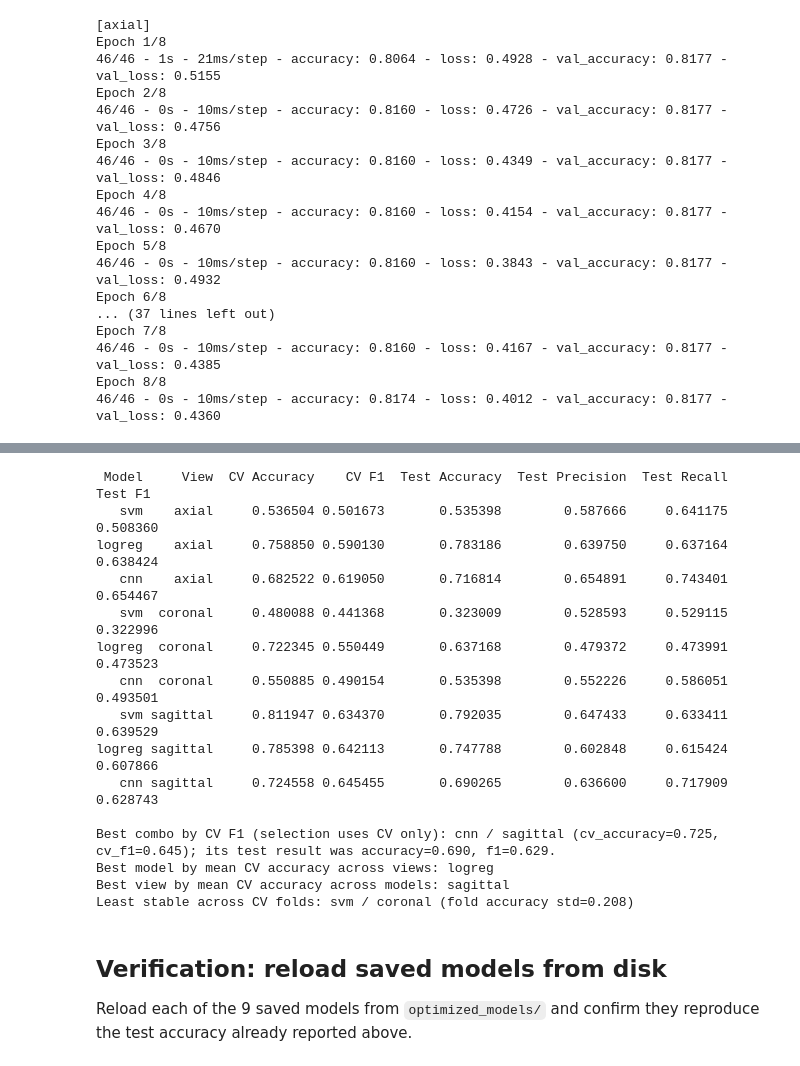
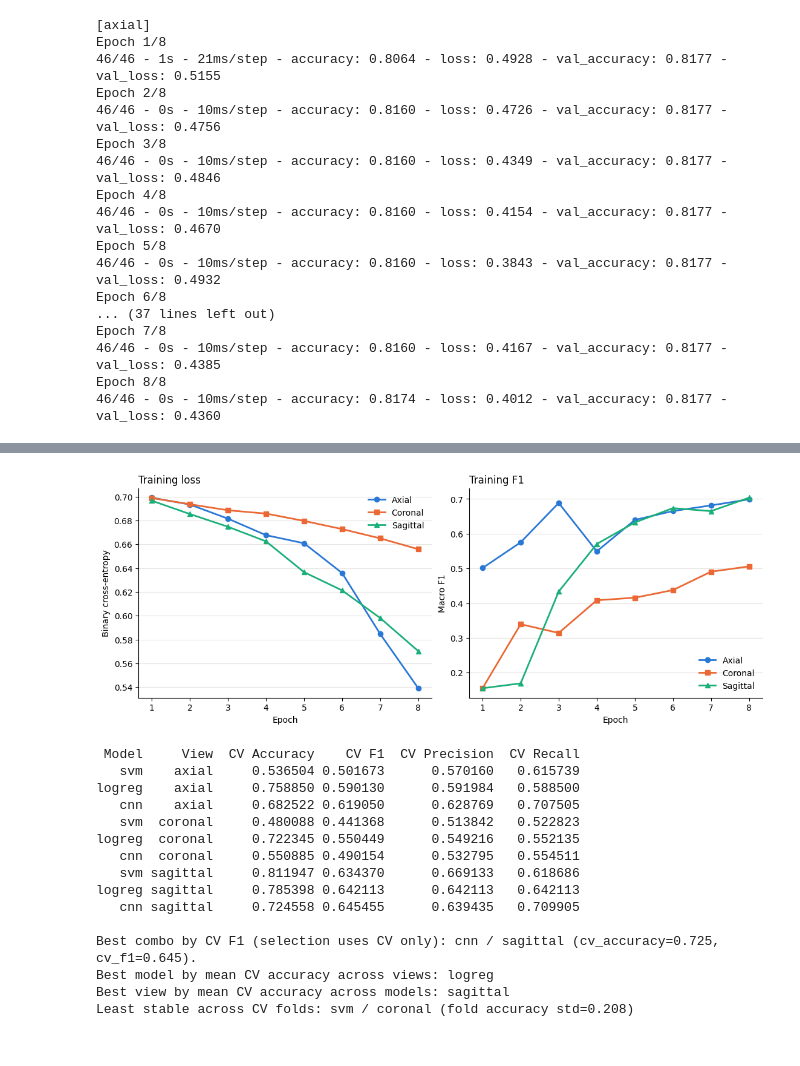
Before and after one commit to neelkapoor0/ACLInjuryDetection, a Jupyter notebook: main.ipynb, the cells around one changed output, grey strips where cells are left out. Drawn from its saved outputs; the diff is of its cells as text; code cells hidden in the pictures.

```diff
--- a/main.ipynb
+++ b/main.ipynb
@@ -510,12 +497,42 @@ WARNING:tensorflow:6 out of the last 9 calls to <function TensorFlowTrainer.make
+# %%
+# CNN training loss + accuracy per epoch (final fit on the 904-case train pool, before CV)
+import matplotlib.pyplot as plt
+
+colors = {"axial": "#2a78d6", "coronal": "#eb6834", "sagittal": "#1baf7a"}
+markers = {"axial": "o", "coronal": "s", "sagittal": "^"}
+
+fig, (ax_loss, ax_acc) = plt.subplots(1, 2, figsize=(11, 4.2), constrained_layout=True)
+
+for view in VIEWS:
+    h = cnn_histories[view]
+    epochs = range(1, len(h["loss"]) + 1)
+    for ax, key in [(ax_loss, "loss"), (ax_acc, "f1")]:
+        ax.plot(epochs, h[key], color=colors[view], marker=markers[view],
+                markersize=6, linewidth=2, label=view.capitalize())
+
+for ax, title, ylabel in [(ax_loss, "Training loss", "Binary cross-entropy"),
+                          (ax_acc, "Training F1", "Macro F1")]:
+    ax.set_title(title, loc="left", fontsize=12)
+    ax.set_xlabel("Epoch")
+    ax.set_ylabel(ylabel)
+    ax.set_xticks(range(1, len(cnn_histories[VIEWS[0]]["loss"]) + 1))
+    ax.grid(axis="y", color="#e5e4e0", linewidth=0.8)
+    for side in ("top", "right"):
+        ax.spines[side].set_visible(False)
+    ax.legend(frameon=False)
+
+plt.savefig("cnn_training_curves.png", dpi=150)
+plt.show()
+# %% [output]
+[figure, added]
 # %%
-#Final comparison table + findings (model/view selection uses CV only, never the test set)
+#Final comparison table + findings (10-fold CV metrics only; the test set is never used)
 
 summary_table = results_df[[
-    "model", "view", "cv_accuracy", "cv_f1", "test_accuracy", "test_precision", "test_recall", "test_f1"
+    "model", "view", "cv_accuracy", "cv_f1", "cv_precision", "cv_recall"
 ]].rename(columns={
     "model": "Model", "view": "View", "cv_accuracy": "CV Accuracy", "cv_f1": "CV F1",
-    "test_accuracy": "Test Accuracy", "test_precision": "Test Precision",
-    "test_recall": "Test Recall", "test_f1": "Test F1",
+    "cv_precision": "CV Precision", "cv_recall": "CV Recall",
 })
 print(summary_table.to_string(index=False))
 
@@ -526,29 +543,24 @@ least_stable = results_df.assign(fold_std=results_df["cv_fold_accuracies"].apply
     .sort_values("fold_std", ascending=False).iloc[0]
 
 print(f"\nBest combo by CV F1 (selection uses CV only): {best_cv_row['model']} / {best_cv_row['view']} "
-      f"(cv_accuracy={best_cv_row['cv_accuracy']:.3f}, cv_f1={best_cv_row['cv_f1']:.3f}); "
-      f"its test result was accuracy={best_cv_row['test_accuracy']:.3f}, f1={best_cv_row['test_f1']:.3f}.")
+      f"(cv_accuracy={best_cv_row['cv_accuracy']:.3f}, cv_f1={best_cv_row['cv_f1']:.3f}).")
 print(f"Best model by mean CV accuracy across views: {best_model_by_cv}")
 print(f"Best view by mean CV accuracy across models: {best_view_by_cv}")
 print(f"Least stable across CV folds: {least_stable['model']} / {least_stable['view']} "
       f"(fold accuracy std={least_stable['fold_std']:.3f})")
 # %% [output]
- Model     View  CV Accuracy    CV F1  Test Accuracy  Test Precision  Test Recall  Test F1
-   svm    axial     0.536504 0.501673       0.535398        0.587666     0.641175 0.508360
-logreg    axial     0.758850 0.590130       0.783186        0.639750     0.637164 0.638424
-   cnn    axial     0.682522 0.619050       0.716814        0.654891     0.743401 0.654467
-   svm  coronal     0.480088 0.441368       0.323009        0.528593     0.529115 0.322996
-logreg  coronal     0.722345 0.550449       0.637168        0.479372     0.473991 0.473523
-   cnn  coronal     0.550885 0.490154       0.535398        0.552226     0.586051 0.493501
-   svm sagittal     0.811947 0.634370       0.792035        0.647433     0.633411 0.639529
-logreg sagittal     0.785398 0.642113       0.747788        0.602848     0.615424 0.607866
-   cnn sagittal     0.724558 0.645455       0.690265        0.636600     0.717909 0.628743
+ Model     View  CV Accuracy    CV F1  CV Precision  CV Recall
+   svm    axial     0.536504 0.501673      0.570160   0.615739
+logreg    axial     0.758850 0.590130      0.591984   0.588500
+   cnn    axial     0.682522 0.619050      0.628769   0.707505
+   svm  coronal     0.480088 0.441368      0.513842   0.522823
+logreg  coronal     0.722345 0.550449      0.549216   0.552135
+   cnn  coronal     0.550885 0.490154      0.532795   0.554511
+   svm sagittal     0.811947 0.634370      0.669133   0.618686
+logreg sagittal     0.785398 0.642113      0.642113   0.642113
+   cnn sagittal     0.724558 0.645455      0.639435   0.709905
 
-Best combo by CV F1 (selection uses CV only): cnn / sagittal (cv_accuracy=0.725, cv_f1=0.645); its test result was accuracy=0.690, f1=0.629.
+Best combo by CV F1 (selection uses CV only): cnn / sagittal (cv_accuracy=0.725, cv_f1=0.645).
 Best model by mean CV accuracy across views: logreg
 Best view by mean CV accuracy across models: sagittal
 Least stable across CV folds: svm / coronal (fold accuracy std=0.208)
-# %% [markdown]
-## Verification: reload saved models from disk
-
-Reload each of the 9 saved models from `optimized_models/` and confirm they reproduce the test accuracy already reported above.
```
Also changed, not shown: parts of 2 cells of this notebook, 5 other files.
